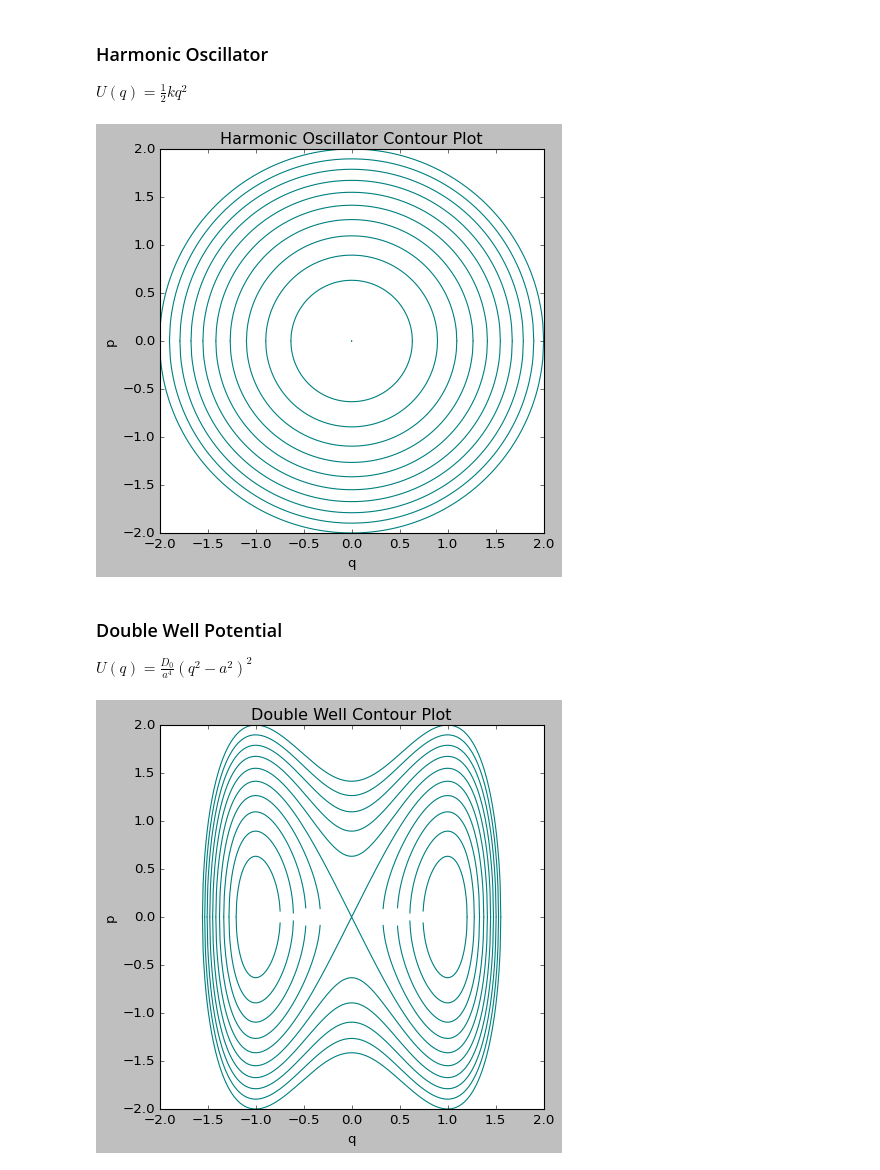
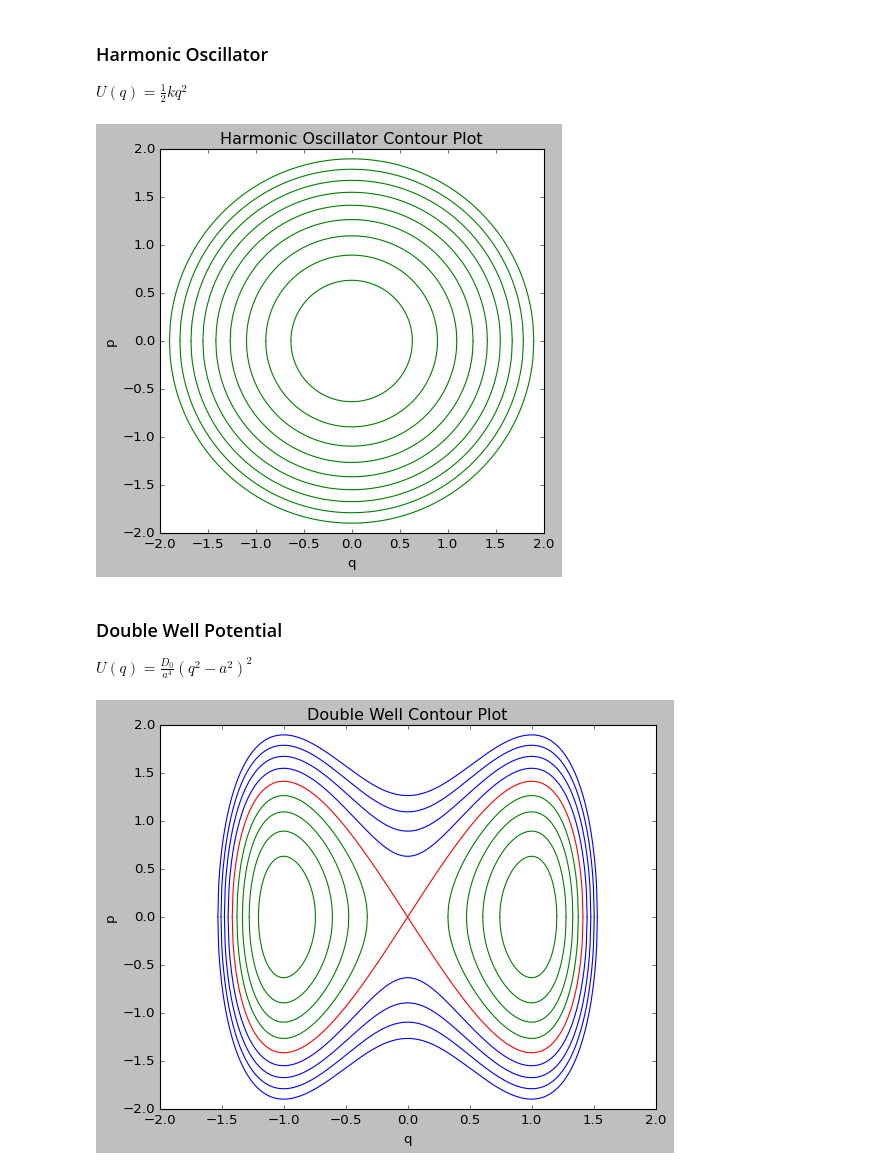
Before and after one commit to vojtech-votruba/mol-dynamics, a Jupyter notebook: hw1.ipynb, the cells around one changed output. Drawn from its saved outputs; the diff is of its cells as text; code cells hidden in the pictures.

```diff
--- a/hw1.ipynb
+++ b/hw1.ipynb
@@ -27,7 +27,7 @@ ax.set_xlabel("q")
 ax.set_aspect(1)
 ax.set_title("Harmonic Oscillator Contour Plot")
 
-energies = np.linspace(eps,2,11)
+energies = np.arange(2,20,2)/10
 
 for E in energies:
     q = np.linspace(-np.sqrt(2*E/k) + eps, np.sqrt(2*E/k) - eps, 500)
@@ -35,36 +35,57 @@ for E in energies:
     p_pos = np.sqrt(2*m*(E - 0.5 * k * q**2))
     p_neg = -p_pos
 
-    ax.plot(q,p_pos, color="teal")
-    ax.plot(q,p_neg, color="teal")
+    ax.plot(q,p_pos, color="green")
+    ax.plot(q,p_neg, color="green")
 
 plt.show()
 # %% [output]
-[figure, old version]
+[figure, new version]
 # %% [markdown]
 ### Double Well Potential
 $U(q) = \frac{D_0}{a^4}(q^2-a^2)^2$
 # %%
 D0 = 1.0
 a = 1.0
 
 fig, ax = plt.subplots()
 ax.set_ylabel("p")
 ax.set_xlabel("q")
 ax.set_title("Double Well Contour Plot")
-ax.set_aspect(1)
-
-energies = np.linspace(eps,2,11)
 
 for E in energies:
-    q = np.linspace(-np.sqrt(a**2 + np.sqrt(a**4 * E/D0)) + eps, np.sqrt(a**2 + np.sqrt(a**4 * E/D0)) - eps, 500)
+    if E < D0:
+        border_point1 = np.sqrt(a**2 + np.sqrt(a**4 * E/D0))
+        border_point2 = np.sqrt(a**2 - np.sqrt(a**4 * E/D0))
+        q1 = np.linspace(-border_point1 + eps, -border_point2 - eps, 250)
+        q2 = np.linspace(border_point2 + eps, border_point1 - eps, 250)
 
-    p_pos = np.sqrt(2*m*(E - D0/a**4 * (q**2 - a**2)**2))
-    p_neg = -p_pos
+        p1_pos = np.sqrt(2*m*(E - D0/a**4 * (q1**2 - a**2)**2))
+        p1_neg = -p1_pos
+        p2_pos = np.sqrt(2*m*(E - D0/a**4 * (q2**2 - a**2)**2))
+        p2_neg = -p2_pos
 
-    ax.plot(q,p_pos, color="teal")
-    ax.plot(q,p_neg, color="teal")
+        ax.plot(q1,p1_pos, color="green")
+        ax.plot(q1,p1_neg, color="green")
+        ax.plot(q2,p2_pos, color="green")
+        ax.plot(q2,p2_neg, color="green")
+
+    else:
+        border_point = np.sqrt(a**2 + np.sqrt(a**4 * E/D0))
+        q = np.linspace(-border_point + eps, border_point - eps, 500)
+
+        p_pos = np.sqrt(2*m*(E - D0/a**4 * (q**2 - a**2)**2))
+        p_neg = -p_pos
+
+
+        if E == D0:
+            ax.plot(q,p_pos, color="red")
+            ax.plot(q,p_neg, color="red")
+
+        else:
+            ax.plot(q,p_pos, color="blue")
+            ax.plot(q,p_neg, color="blue")
 
 plt.show()
 # %% [output]
-[figure, old version]
+[figure, new version]
```
Also changed, not shown: parts of 1 cell of this notebook.
